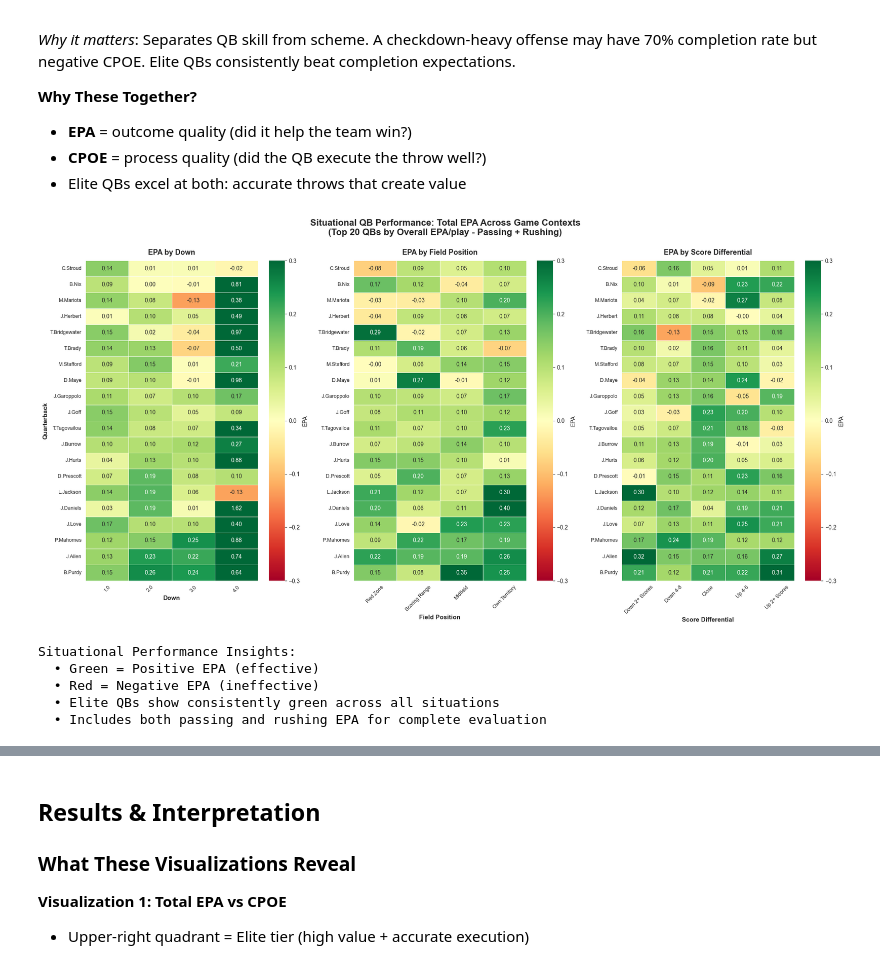
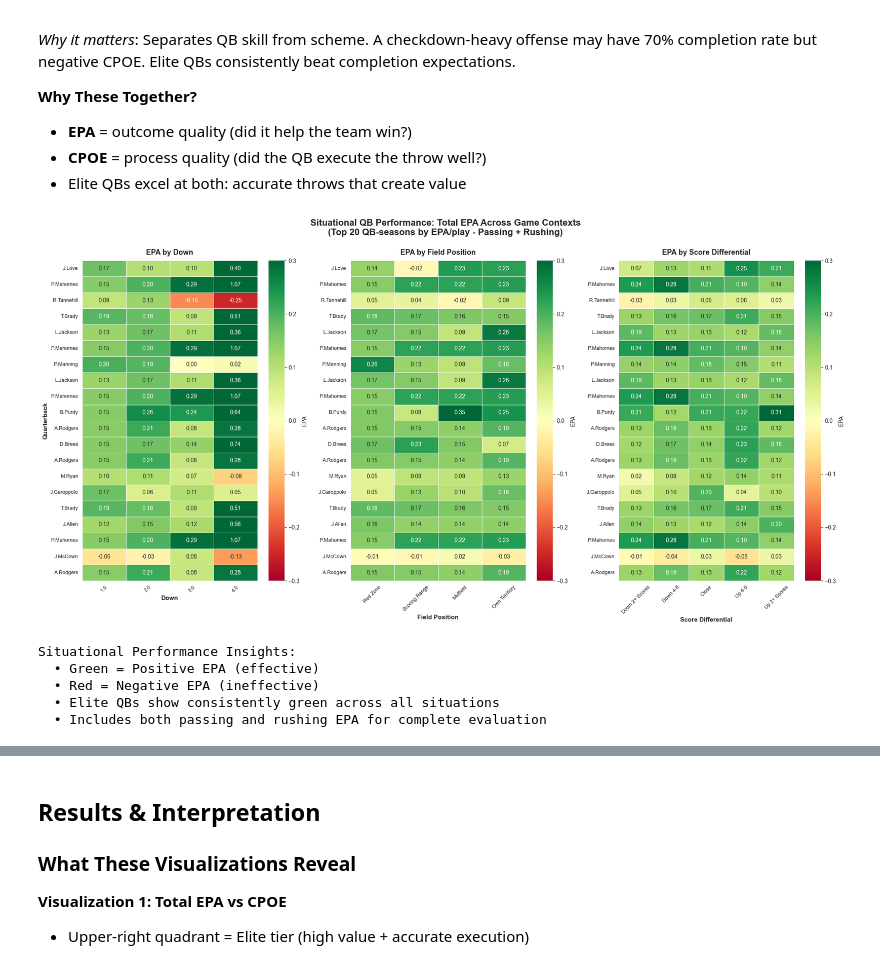
Before and after one commit to cgalgano/NFL-QB-Analysis, a Jupyter notebook: nfl_qb_analysis.ipynb, the cells around one changed output, grey strips where cells are left out. Drawn from its saved outputs; the diff is of its cells as text; code cells hidden in the pictures.

Commit message:
Streamlit App Changes, Data back to 2010 now

```diff
--- a/nfl_qb_analysis.ipynb
+++ b/nfl_qb_analysis.ipynb
@@ -56,6 +56,6 @@ Loading 2021-2025 NFL play-by-play data (~500k+ plays) from nflfastR via nflread
 # %%
-# Load 2021-2025 play-by-play data
-seasons = range(2021, 2026)  # 2021, 2022, 2023, 2024, 2025
+# Load 2010-2025 play-by-play data
+seasons = range(2010, 2026)  # 2010-2025
 pbp_list = []
 
 for season in seasons:
@@ -317,11 +335,15 @@ all_plays['score_situation'] = pd.cut(all_plays['score_diff'],
 # Unify player name column
 all_plays['qb_name'] = all_plays['passer_player_name'].fillna(all_plays['rusher_player_name'])
 
-# Select top 20 QBs for heatmap
+# For visualization: get top 20 QB-seasons by EPA for the heatmap display
 top_qbs_heatmap = qb_stats.nlargest(20, 'total_epa_per_play')['passer_player_name'].tolist()
-situational_context = all_plays[all_plays['qb_name'].isin(top_qbs_heatmap)]
+situational_context_viz = all_plays[all_plays['qb_name'].isin(top_qbs_heatmap)]
+
+# For export: include ALL qualifying QBs (217 QB-seasons) so Streamlit can filter dynamically
+situational_context = all_plays[all_plays['qb_name'].isin(qb_stats['passer_player_name'].unique())]
 
 # Filter out plays with missing down information
+situational_context_viz = situational_context_viz[situational_context_viz['down'] != 'nan']
 situational_context = situational_context[situational_context['down'] != 'nan']
 
 # Define column orders for proper left-to-right display
@@ -335,42 +357,42 @@ situation_labels = ['Down', 'Field Position', 'Score Differential']
 fig, axes = plt.subplots(1, 3, figsize=(20, 10))
 
 for idx, (situation, label) in enumerate(zip(situations, situation_labels)):
-    # Calculate mean EPA by QB and situation
-    heatmap_data = situational_context.groupby(['qb_name', situation], observed=True)['epa'].mean().unstack(fill_value=0)
+    # Calculate mean EPA by QB and situation (use VIZ data for display)
+    heatmap_data = situational_context_viz.groupby(['qb_name', situation], observed=True)['epa'].mean().unstack(fill_value=0)
 
     # Reorder columns based on situation type
     if situation == 'field_zone':
         heatmap_data = heatmap_data.reindex(columns=field_zone_order, fill_value=0)
     elif situation == 'score_situation':
         heatmap_data = heatmap_data.reindex(columns=score_situation_order, fill_value=0)
 
     # Reorder by overall EPA (inverted so best QBs at top)
     qb_order = [qb for qb in top_qbs_heatmap if qb in heatmap_data.index]
     heatmap_data = heatmap_data.loc[qb_order[::-1]]  # Reverse order
 
     # Create heatmap
     sns.heatmap(heatmap_data, ax=axes[idx], cmap='RdYlGn', center=0,
                 vmin=-0.3, vmax=0.3, annot=True, fmt='.2f',
                 cbar_kws={'label': 'EPA'}, linewidths=0.5)
 
     axes[idx].set_title(f'EPA by {label}', fontsize=13, fontweight='bold', pad=10)
     axes[idx].set_xlabel(label, fontsize=11, fontweight='bold')
     axes[idx].set_ylabel('Quarterback' if idx == 0 else '', fontsize=11, fontweight='bold')
     axes[idx].tick_params(axis='y', labelsize=9)
     axes[idx].tick_params(axis='x', labelsize=9, rotation=45)
 
-plt.suptitle('Situational QB Performance: Total EPA Across Game Contexts\n(Top 20 QBs by Overall EPA/play - Passing + Rushing)',
+plt.suptitle('Situational QB Performance: Total EPA Across Game Contexts\n(Top 20 QB-seasons by EPA/play - Passing + Rushing)',
              fontsize=16, fontweight='bold', y=1.00)
 plt.tight_layout()
 plt.show()
 
 print("\nSituational Performance Insights:")
 print(f"  • Green = Positive EPA (effective)")
 print(f"  • Red = Negative EPA (ineffective)")
 print(f"  • Elite QBs show consistently green across all situations")
 print(f"  • Includes both passing and rushing EPA for complete evaluation")
 # %% [output]
-[figure, old version]
+[figure, new version]
 Situational Performance Insights:
   • Green = Positive EPA (effective)
   • Red = Negative EPA (ineffective)
```
Also changed, not shown: parts of 8 cells of this notebook, 2 other files.
